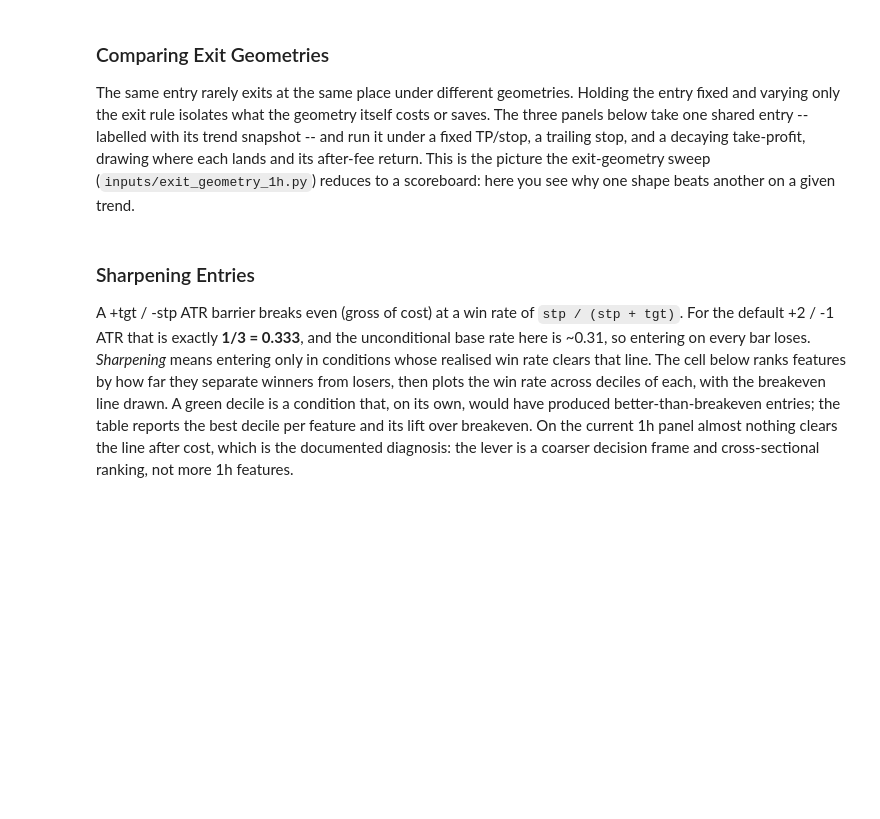
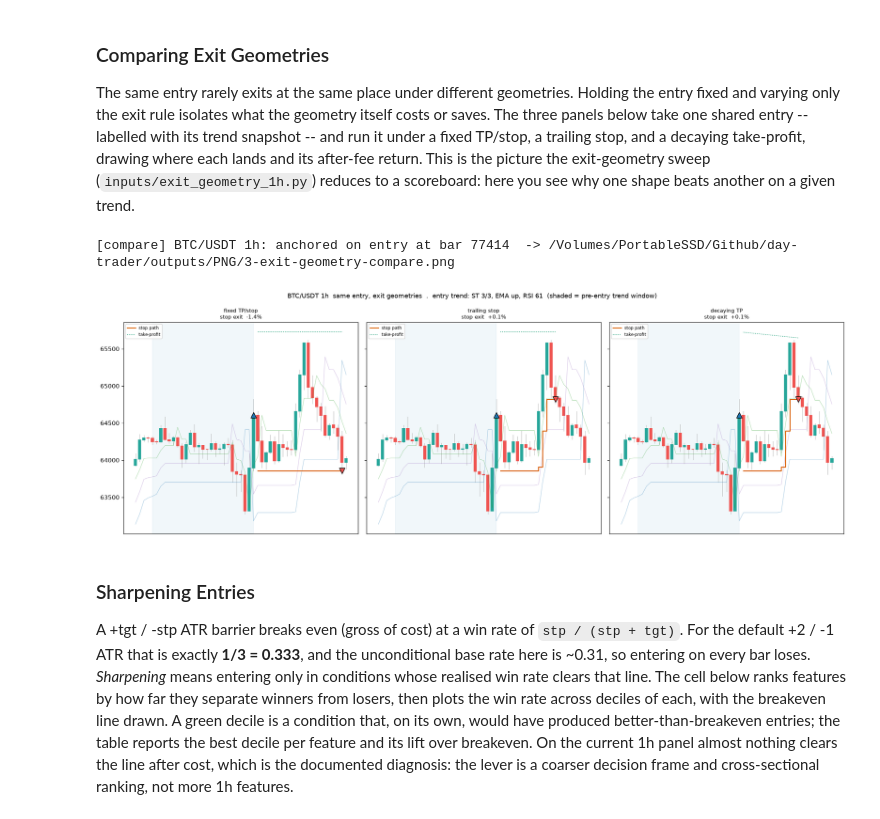
Before and after one commit to seamusrobertmurphy/swing-trader, a Jupyter notebook: 03-trader-execution/03-trader-execution.ipynb, the cells around one changed output. Saved outputs shown, nothing was run; the diff lists cells and outputs as text; code cells hidden in the pictures; blank space fills up the shorter version.

```diff
--- a/03-trader-execution/03-trader-execution.ipynb
+++ b/03-trader-execution/03-trader-execution.ipynb
@@ -693,12 +887,16 @@ see why one shape beats another on a given trend.
 # %%
 # --- Same entry, several exit geometries: how the shape changes where a trade exits ------
 # Reuses ohlc / lines / ema / ups / entries from the Exit Geometry cell above.
 COMPARE_CFGS = [("fixed TP/stop", dict(stop_mult=2.0, tp_atr=3.0, trail=0.0, tp_decay=False)),
                 ("trailing stop", dict(stop_mult=2.0, tp_atr=3.0, trail=2.0, tp_decay=False)),
                 ("decaying TP",   dict(stop_mult=2.0, tp_atr=3.0, trail=2.0, tp_decay=True))]
-egv.plot_compare(ohlc, lines, ema, ups, entries, COMPARE_CFGS, MAX_HOLD, FEE,
-                 f"{EXIT_SYMBOL} {bd.INTERVAL}",
-                 OUTPUTS / "PNG" / "3-exit-geometry-compare.png", show=True)
+fig = egv.plot_compare(ohlc, lines, ema, ups, entries, COMPARE_CFGS, MAX_HOLD, FEE,
+                       f"{EXIT_SYMBOL} {bd.INTERVAL}",
+                       OUTPUTS / "PNG" / "3-exit-geometry-compare.png", show=False)
+show_fig(fig)                                                     # embed inline (Positron-safe)
+# %% [output]
+[compare] BTC/USDT 1h: anchored on entry at bar 77414  -> /Volumes/PortableSSD/Github/day-trader/outputs/PNG/3-exit-geometry-compare.png
+[figure, added]
 # %% [markdown]
 ### Sharpening Entries
 
```
Also changed, not shown: parts of 10 cells of this notebook, 1 other file.
